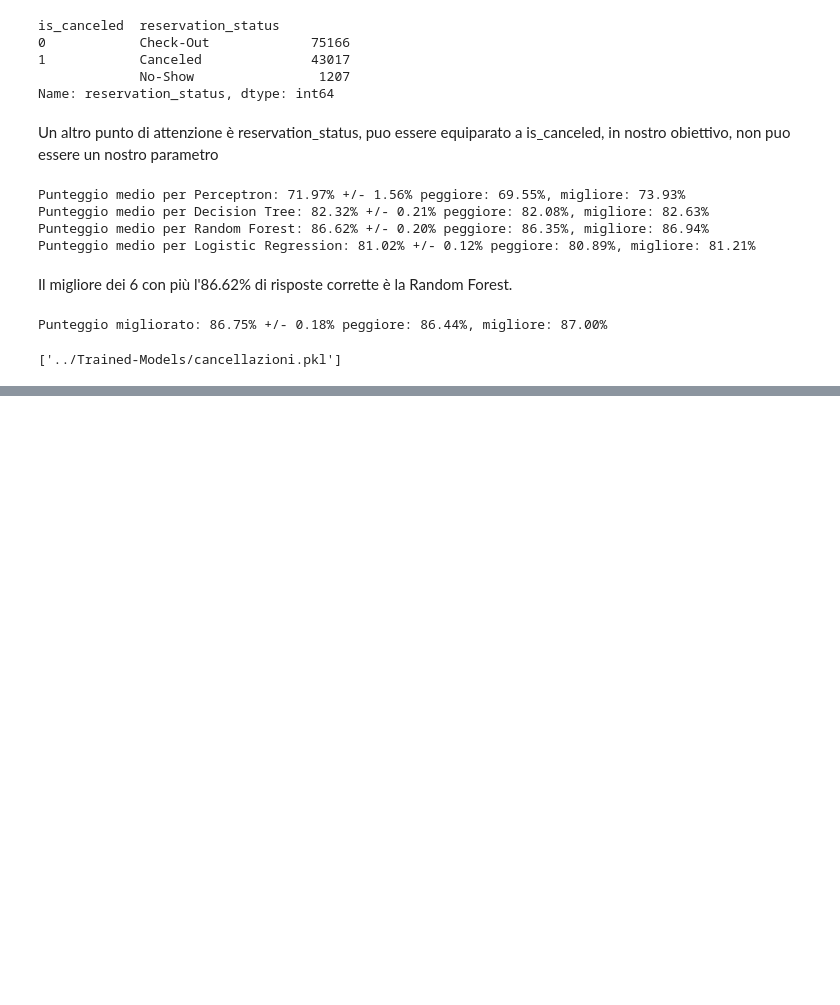
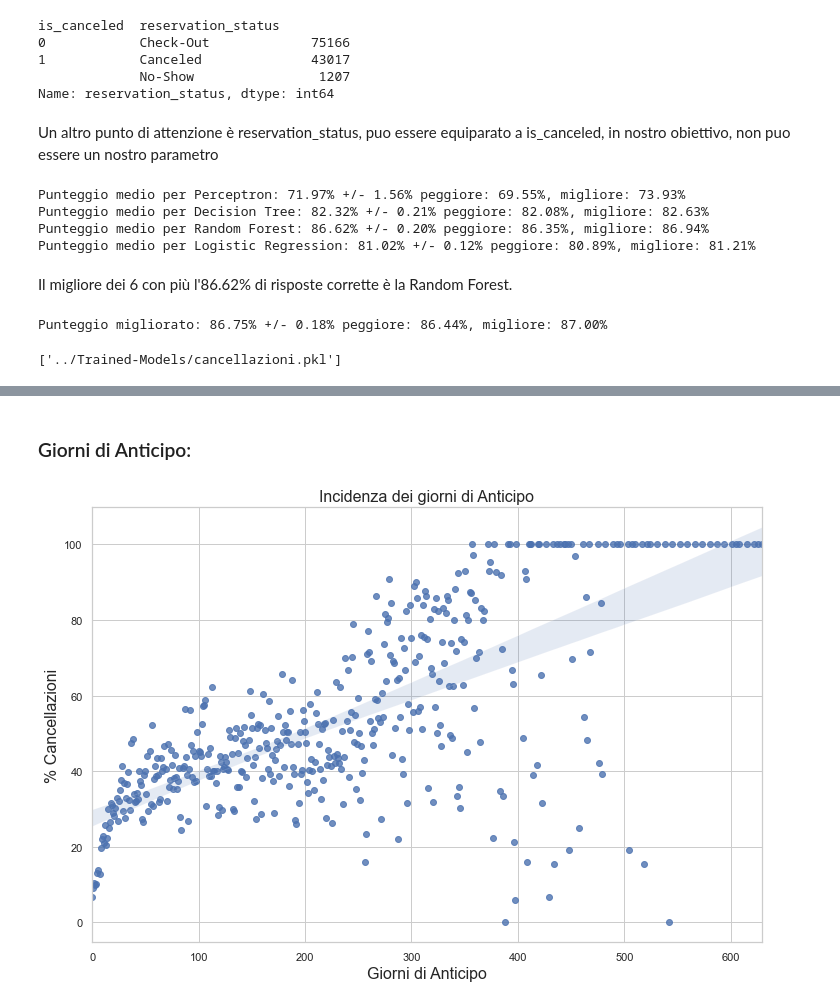
Before and after one commit to davidemaggi/ML-Hotel-Booking, a Jupyter notebook: Cancellazioni/AED Prenotazioni e previsione delle cancellazioni.ipynb, the cells around one changed output, grey strips where cells are left out. Drawn from its saved outputs; the diff is of its cells as text; code cells hidden in the pictures; blank space fills up the shorter version.

```diff
--- a/Cancellazioni/AED Prenotazioni e previsione delle cancellazioni.ipynb
+++ b/Cancellazioni/AED Prenotazioni e previsione delle cancellazioni.ipynb
@@ -652,0 +690,18 @@ joblib.dump(modello_migliore, '../Trained-Models/cancellazioni.pkl')
+# %% [markdown]
+### Giorni di Anticipo:
+# %%
+# Raggruppiamo per anticipo:
+anticipo_cancellate = set_intero_pulito.groupby("lead_time")["is_canceled"].describe()
+# Teniamo solo gli anticipi con piu di 10 prenotazioni:
+anticipo_cancellate_Top10 = anticipo_cancellate.loc[anticipo_cancellate["count"] >= 10]
+
+# Mostriamo il grafico:
+plt.figure(figsize=(12, 8))
+sns.regplot(x=anticipo_cancellate_Top10.index, y=anticipo_cancellate_Top10["mean"].values * 100)
+plt.title("Incidenza dei giorni di Anticipo", fontsize=16)
+plt.xlabel("Giorni di Anticipo", fontsize=16)
+plt.ylabel("% Cancellazioni", fontsize=16)
+
+plt.show()
+# %% [output]
+[figure, added]
```
Also changed, not shown: parts of 20 cells of this notebook, 5 other files.
